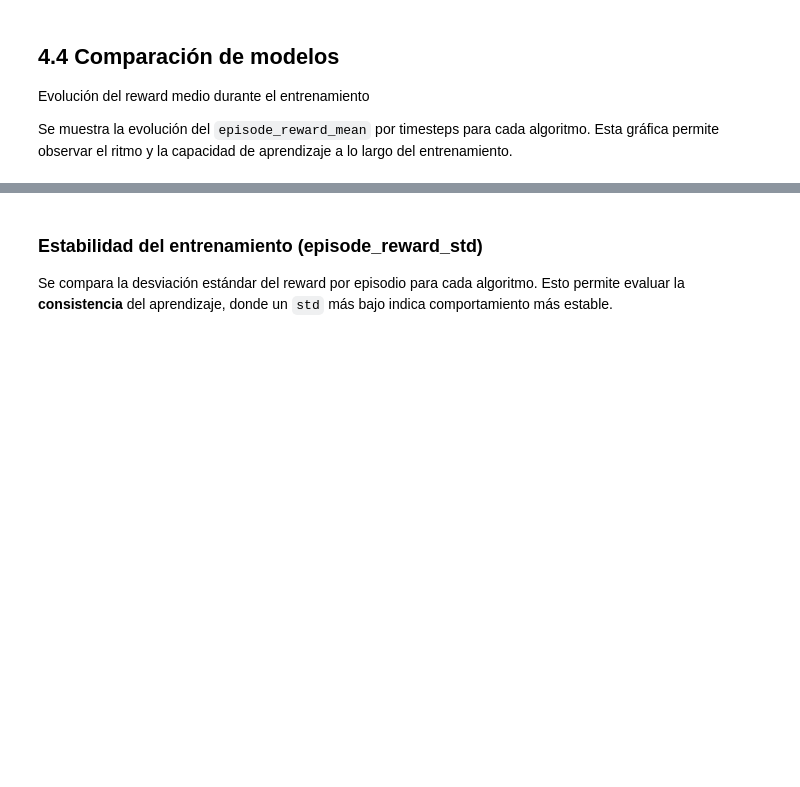
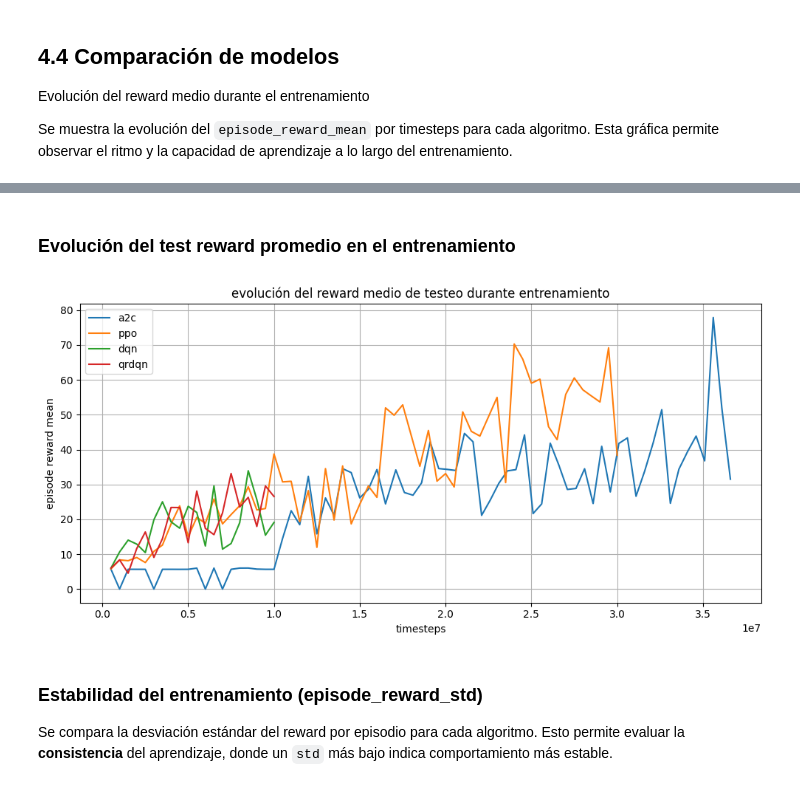
Before and after one commit to Astolfo2332/space_inv_agent, a Jupyter notebook: proyecto_practico.ipynb, the cells around one changed output, grey strips where cells are left out. Drawn from its saved outputs; the diff is of its cells as text; code cells hidden in the pictures; blank space fills up the shorter version.

```diff
--- a/proyecto_practico.ipynb
+++ b/proyecto_practico.ipynb
@@ -1438,3 +1575,22 @@ plt.show()
+# %% [markdown]
+### Evolución del test reward promedio en el entrenamiento
+# %%
+plt.figure(figsize=(10, 5))
+plt.plot(df_a2c_concat[df_a2c_concat["test_reward"].notna()]["step"], df_a2c_concat[df_a2c_concat["test_reward"].notna()]["test_reward"], label="a2c")
+plt.plot(df_ppo_concat[df_ppo_concat["test_reward"].notna()]["step"], df_ppo_concat[df_ppo_concat["test_reward"].notna()]["test_reward"], label="ppo")
+plt.plot(df_dqn_concat[df_dqn_concat["test_reward"].notna()]["step"], df_dqn_concat[df_dqn_concat["test_reward"].notna()]["test_reward"], label="dqn")
+plt.plot(df_qrdqn_concat[df_qrdqn_concat["test_reward"].notna()]["step"], df_qrdqn_concat[df_qrdqn_concat["test_reward"].notna()]["test_reward"], label="qrdqn")
+
+
+plt.xlabel("timesteps")
+plt.ylabel("episode reward mean")
+plt.title("evolución del reward medio de testeo durante entrenamiento")
+plt.legend()
+plt.grid()
+plt.tight_layout()
+plt.show()
+# %% [output]
+[figure, added]
 # %% [markdown]
 ### Estabilidad del entrenamiento (episode_reward_std)
 
```
Also changed, not shown: parts of 48 cells of this notebook, 4 other files.
